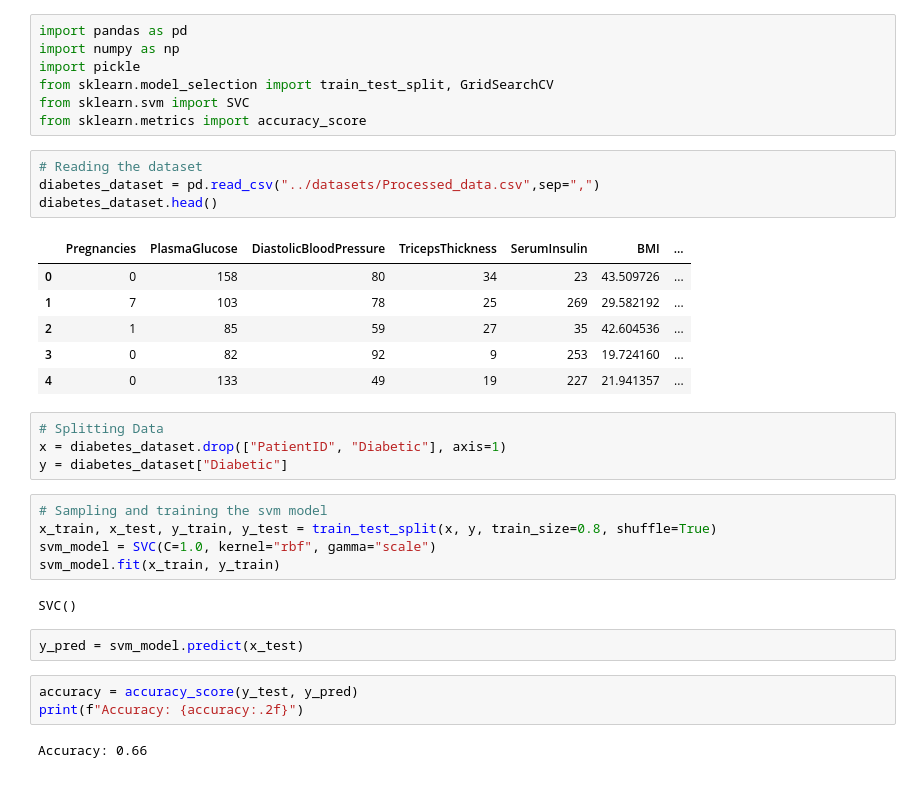
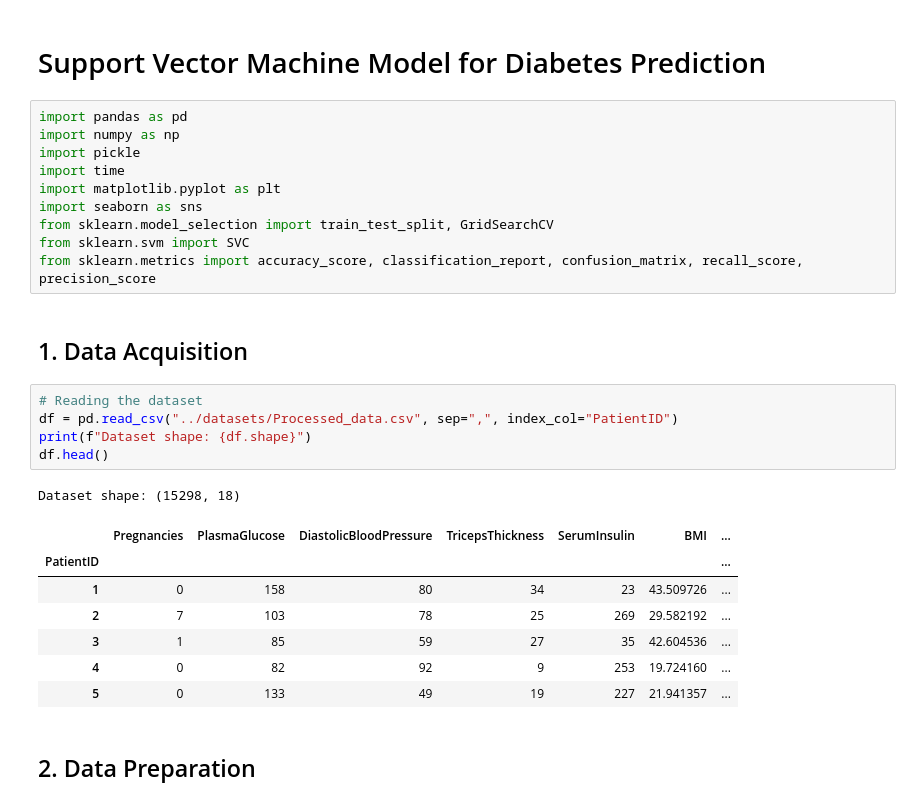
Before and after one commit to dsti-diabetes-detection-A24/Diabetes_Detection, a Jupyter notebook: models/MLProject - SVM.ipynb, the cells around one changed output. Drawn from its saved outputs; the diff is of its cells as text.

Commit message:
:construction: SVM model rewrite

```diff
--- a/models/MLProject - SVM.ipynb
+++ b/models/MLProject - SVM.ipynb
@@ -1,36 +1,30 @@
+# %% [markdown]
+# Support Vector Machine Model for Diabetes Prediction
 # %%
 import pandas as pd
 import numpy as np
 import pickle
+import time
+import matplotlib.pyplot as plt
+import seaborn as sns
 from sklearn.model_selection import train_test_split, GridSearchCV
 from sklearn.svm import SVC
-from sklearn.metrics import accuracy_score
+from sklearn.metrics import accuracy_score, classification_report, confusion_matrix, recall_score, precision_score
+# %% [markdown]
+## 1. Data Acquisition
 # %%
 # Reading the dataset
-diabetes_dataset = pd.read_csv("../datasets/Processed_data.csv",sep=",")
-diabetes_dataset.head()
+df = pd.read_csv("../datasets/Processed_data.csv", sep=",", index_col="PatientID")
+print(f"Dataset shape: {df.shape}")
+df.head()
 # %% [output]
+Dataset shape: (15298, 18)
 |  | Pregnancies | PlasmaGlucose | DiastolicBloodPressure | TricepsThickness | SerumInsulin | BMI | ... |
-| 0 | 0 | 158 | 80 | 34 | 23 | 43.509726 | ... |
-| 1 | 7 | 103 | 78 | 25 | 269 | 29.582192 | ... |
-| 2 | 1 | 85 | 59 | 27 | 35 | 42.604536 | ... |
-| 3 | 0 | 82 | 92 | 9 | 253 | 19.724160 | ... |
-| 4 | 0 | 133 | 49 | 19 | 227 | 21.941357 | ... |
+| PatientID |  |  |  |  |  |  | ... |
+| 1 | 0 | 158 | 80 | 34 | 23 | 43.509726 | ... |
+| 2 | 7 | 103 | 78 | 25 | 269 | 29.582192 | ... |
+| 3 | 1 | 85 | 59 | 27 | 35 | 42.604536 | ... |
+| 4 | 0 | 82 | 92 | 9 | 253 | 19.724160 | ... |
+| 5 | 0 | 133 | 49 | 19 | 227 | 21.941357 | ... |
-# %%
-# Splitting Data
-x = diabetes_dataset.drop(["PatientID", "Diabetic"], axis=1)
-y = diabetes_dataset["Diabetic"]
-# %%
-# Sampling and training the svm model
-x_train, x_test, y_train, y_test = train_test_split(x, y, train_size=0.8, shuffle=True)
-svm_model = SVC(C=1.0, kernel="rbf", gamma="scale")
-svm_model.fit(x_train, y_train)
-# %% [output]
-SVC()
-# %%
-y_pred = svm_model.predict(x_test)
-# %%
-accuracy = accuracy_score(y_test, y_pred)
-print(f"Accuracy: {accuracy:.2f}")
-# %% [output]
-Accuracy: 0.66
+# %% [markdown]
+## 2. Data Preparation
```
Also changed, not shown: parts of 20 cells of this notebook, 5 other files.
